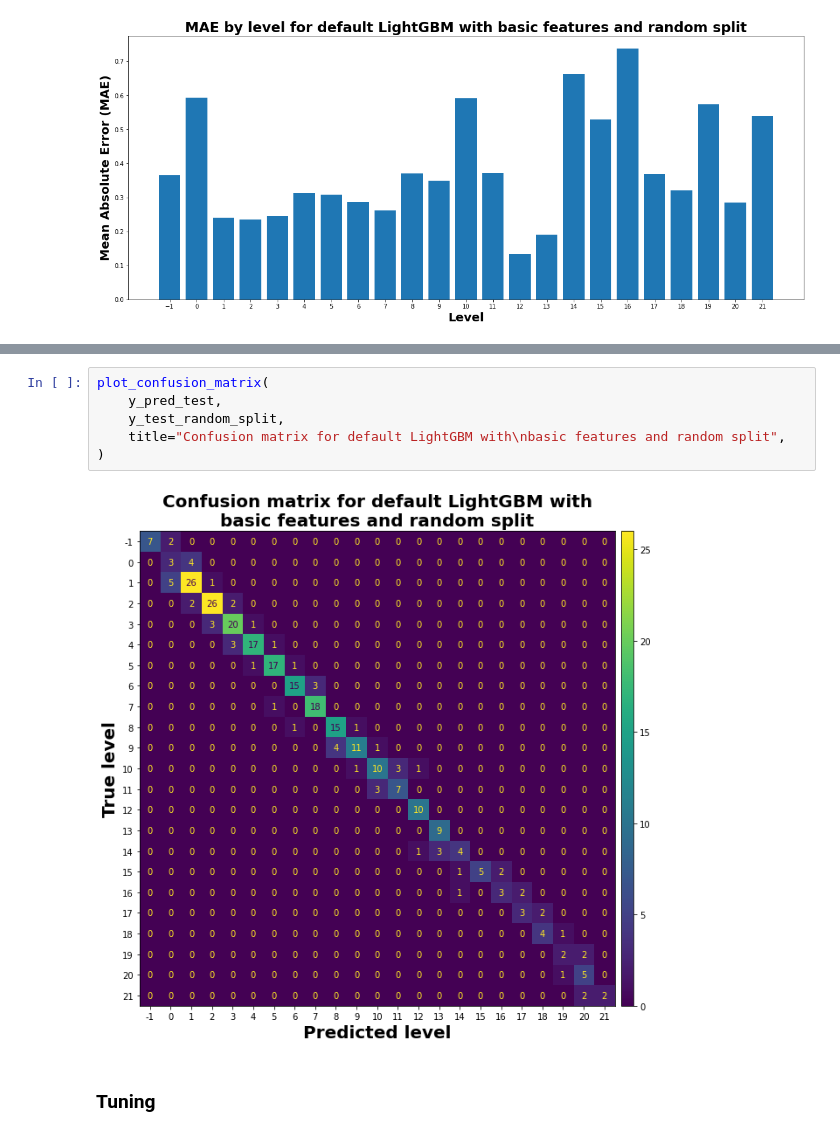
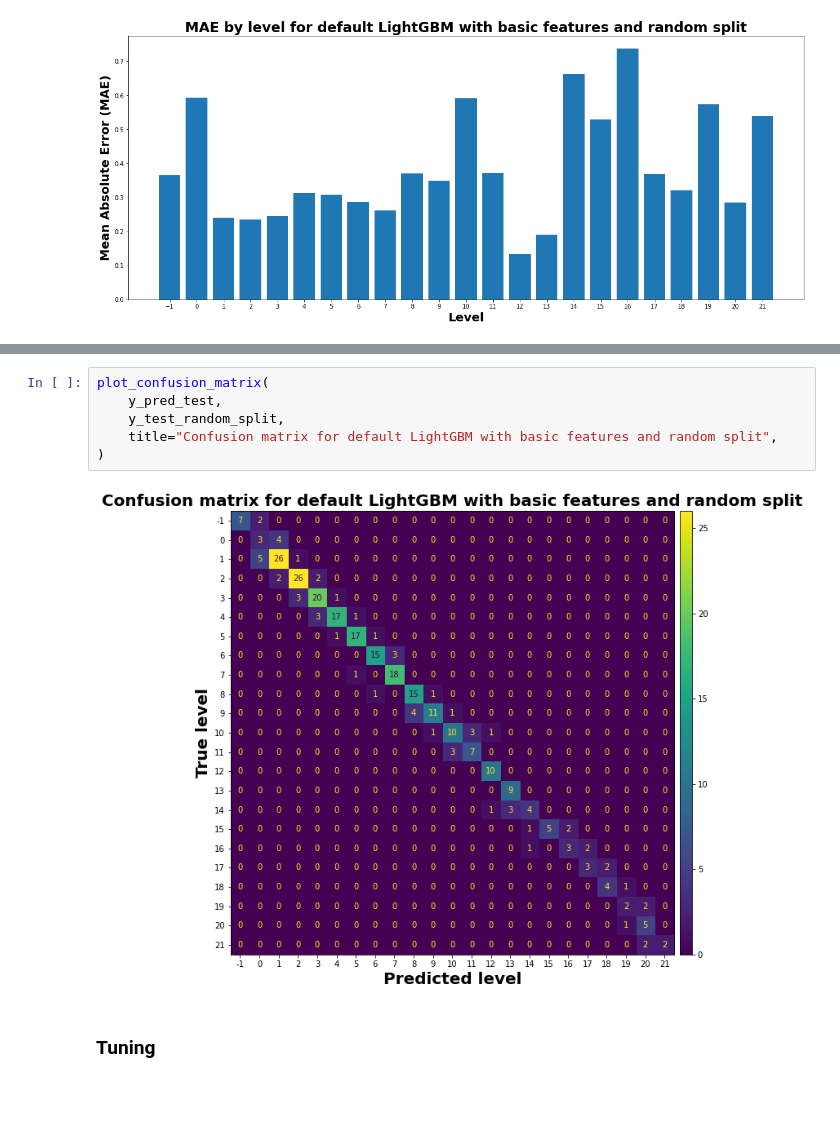
Before and after one commit to Paulina100/ML-for-TTRPG-game-design, a Jupyter notebook: notebooks/models/lightgbm/lightgbm_basic.ipynb, the cells around one changed output, grey strips where cells are left out. Saved outputs shown, nothing was run; the diff lists cells and outputs as text; blank space fills up the shorter version.

```diff
--- a/notebooks/models/lightgbm/lightgbm_basic.ipynb
+++ b/notebooks/models/lightgbm/lightgbm_basic.ipynb
@@ -505,11 +512,11 @@ RMSE: 0.51
 # %%
 plot_confusion_matrix(
     y_pred_test,
     y_test_random_split,
-    title="Confusion matrix for default LightGBM with\nbasic features and random split",
+    title="Confusion matrix for default LightGBM with basic features and random split",
 )
 # %% [output]
-[figure, old version]
+[figure, new version]
 # %% [markdown]
 ### Tuning
 # %%
```
Also changed, not shown: parts of 20 cells of this notebook, 32 other files.
